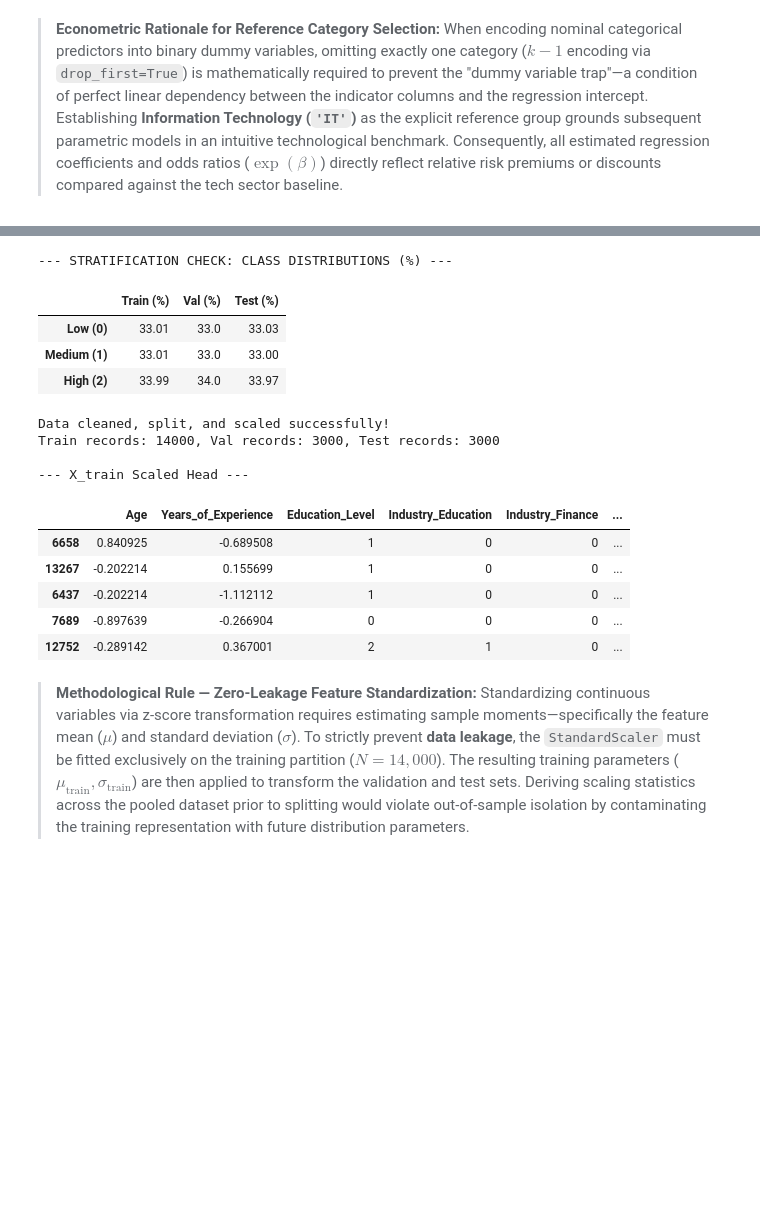
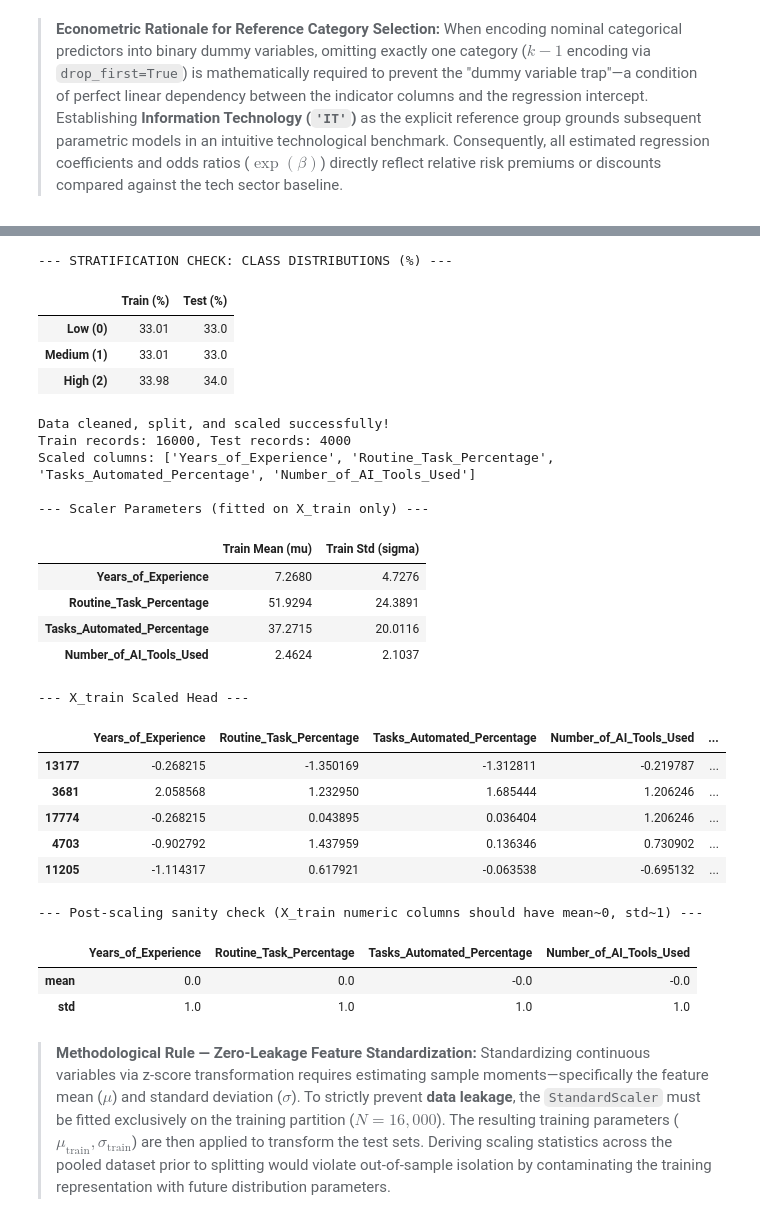
Before and after one commit to Samanzarei-9775/AAI500-Final-Project, a Jupyter notebook: notebooks/data_cleaning_merged.ipynb, the cells around one changed output, grey strips where cells are left out. Saved outputs shown, nothing was run; the diff lists cells and outputs as text; code cells hidden in the pictures; blank space fills up the shorter version.

```diff
--- a/notebooks/data_cleaning_merged.ipynb
+++ b/notebooks/data_cleaning_merged.ipynb
@@ -247,13 +261,15 @@ Age, Years_of_Experience, Education_Level, Industry
     Layoff_Risk: 'Low': 0, 'Medium': 1, 'High': 2
 # %%
 # -------------------------------------------------------------------------
-# Feature Extraction: Isolating the 4 Key Predictors and Target
+# Feature Extraction: Isolating the 5 Key Predictors and Target
+# Industry (nominal) + 4 numeric workload / automation / experience features
 # -------------------------------------------------------------------------
 selected_features = [
-    "Age",
+    "Industry",
     "Years_of_Experience",
-    "Education_Level",
-    "Industry"
+    "Routine_Task_Percentage",
+    "Tasks_Automated_Percentage",
+    "Number_of_AI_Tools_Used"
 ]
 
 target = "Layoff_Risk"
@@ -262,5 +278,6 @@ target = "Layoff_Risk"
 df_model = df[selected_features + [target]].copy()
 print("--- Dataframe Model Row and column check ---")
 print(f"Rows: {df_model.shape[0]:,}, Selected Columns: {df_model.shape[1]}")
+print(f"Predictors: {selected_features}")
 # %% [output]
 --- Dataframe Model Row and column check ---
@@ -277,7 +295,7 @@ target_mapping = {
     'High': 2
 }
 
-df_model[target] = df_model[target].map(target_mapping)
+df_model.loc[:, target] = df_model[target].map(target_mapping)
 
 print("\n--- TARGET ENCODING VERIFICATION ---")
 print(df_model['Layoff_Risk'].value_counts().sort_index())
@@ -443,7 +489,6 @@ X shape: (20000, 10), y shape: (20000,)
 # Checking class stratification across splits
 class_dist = pd.DataFrame({
     'Train (%)': (y_train.value_counts(normalize=True) * 100).round(2),
-    'Val (%)': (y_val.value_counts(normalize=True) * 100).round(2),
     'Test (%)': (y_test.value_counts(normalize=True) * 100).round(2)
 }, index=[0, 1, 2]).rename(index={0: 'Low (0)', 1: 'Medium (1)', 2: 'High (2)'})
 
@@ -451,45 +496,68 @@ print("\n--- STRATIFICATION CHECK: CLASS DISTRIBUTIONS (%) ---")
 display(class_dist)
 # %% [output]
 --- STRATIFICATION CHECK: CLASS DISTRIBUTIONS (%) ---
-|  | Train (%) | Val (%) | Test (%) |
-| Low (0) | 33.01 | 33.0 | 33.03 |
-| Medium (1) | 33.01 | 33.0 | 33.00 |
-| High (2) | 33.99 | 34.0 | 33.97 |
+|  | Train (%) | Test (%) |
+| Low (0) | 33.01 | 33.0 |
+| Medium (1) | 33.01 | 33.0 |
+| High (2) | 33.98 | 34.0 |
 # %%
 # -------------------------------------------------------------------------
 # Data Leakage Prevention: Continuous Feature Scaling
 # Crucial: Fit the StandardScaler ONLY on the training partition (X_train).
 # Then apply that fitted scaler to transform validation and test partitions.
 # This prevents data leakage from unseen evaluation sets into the model.
-# Education_Level remains an unscaled ordinal integer (0, 1, 2, 3), and all
-# one-hot binary indicators remain intact as integers.
+# All 4 numeric predictors are standardized; the 7 one-hot Industry
+# indicators remain intact as binary integers.
 # -------------------------------------------------------------------------
 scaler = StandardScaler()
-scale_cols = ["Age", "Years_of_Experience"]
+scale_cols = [
+    "Years_of_Experience",
+    "Routine_Task_Percentage",
+    "Tasks_Automated_Percentage",
+    "Number_of_AI_Tools_Used"
+]
 scale_cols = [c for c in scale_cols if c in X_train.columns]
 
 X_train[scale_cols] = scaler.fit_transform(X_train[scale_cols])
-X_val[scale_cols] = scaler.transform(X_val[scale_cols])
 X_test[scale_cols] = scaler.transform(X_test[scale_cols])
 
 print("Data cleaned, split, and scaled successfully!")
-print(f"Train records: {X_train.shape[0]}, Val records: {X_val.shape[0]}, Test records: {X_test.shape[0]}")
+print(f"Train records: {X_train.shape[0]}, Test records: {X_test.shape[0]}")
+print(f"Scaled columns: {scale_cols}")
+
+print("\n--- Scaler Parameters (fitted on X_train only) ---")
+display(pd.DataFrame({'Train Mean (mu)': scaler.mean_, 'Train Std (sigma)': scaler.scale_}, index=scale_cols).round(4))
+
 print("\n--- X_train Scaled Head ---")
 display(X_train.head())
+
+print("\n--- Post-scaling sanity check (X_train numeric columns should have mean~0, std~1) ---")
+display(X_train[scale_cols].agg(['mean', 'std']).round(4))
 # %% [output]
 Data cleaned, split, and scaled successfully!
-Train records: 14000, Val records: 3000, Test records: 3000
+Train records: 16000, Test records: 4000
+Scaled columns: ['Years_of_Experience', 'Routine_Task_Percentage', 'Tasks_Automated_Percentage', 'Number_of_AI_Tools_Used']
 
---- X_train Scaled Head ---
+--- Scaler Parameters (fitted on X_train only) ---
-|  | Age | Years_of_Experience | Education_Level | Industry_Education | Industry_Finance | ... |
-| 6658 | 0.840925 | -0.689508 | 1 | 0 | 0 | ... |
-| 13267 | -0.202214 | 0.155699 | 1 | 0 | 0 | ... |
-| 6437 | -0.202214 | -1.112112 | 1 | 0 | 0 | ... |
-| 7689 | -0.897639 | -0.266904 | 0 | 0 | 0 | ... |
-| 12752 | -0.289142 | 0.367001 | 2 | 1 | 0 | ... |
+|  | Train Mean (mu) | Train Std (sigma) |
+| Years_of_Experience | 7.2680 | 4.7276 |
+| Routine_Task_Percentage | 51.9294 | 24.3891 |
+| Tasks_Automated_Percentage | 37.2715 | 20.0116 |
+| Number_of_AI_Tools_Used | 2.4624 | 2.1037 |
+--- X_train Scaled Head ---
+|  | Years_of_Experience | Routine_Task_Percentage | Tasks_Automated_Percentage | Number_of_AI_Tools_Used | ... |
+| 13177 | -0.268215 | -1.350169 | -1.312811 | -0.219787 | ... |
+| 3681 | 2.058568 | 1.232950 | 1.685444 | 1.206246 | ... |
+| 17774 | -0.268215 | 0.043895 | 0.036404 | 1.206246 | ... |
+| 4703 | -0.902792 | 1.437959 | 0.136346 | 0.730902 | ... |
+| 11205 | -1.114317 | 0.617921 | -0.063538 | -0.695132 | ... |
+--- Post-scaling sanity check (X_train numeric columns should have mean~0, std~1) ---
+|  | Years_of_Experience | Routine_Task_Percentage | Tasks_Automated_Percentage | Number_of_AI_Tools_Used |
+| mean | 0.0 | 0.0 | -0.0 | -0.0 |
+| std | 1.0 | 1.0 | 1.0 | 1.0 |
 # %% [markdown]
 > **Methodological Rule — Zero-Leakage Feature Standardization:**
-> Standardizing continuous variables via z-score transformation requires estimating sample moments—specifically the feature mean ($\mu$) and standard deviation ($\sigma$). To strictly prevent **data leakage**, the `StandardScaler` must be fitted exclusively on the training partition ($N = 14,000$). The resulting training parameters ($\mu_{\text{train}}, \sigma_{\text{train}}$) are then applied to transform the validation and test sets. Deriving scaling statistics across the pooled dataset prior to splitting would violate out-of-sample isolation by contaminating the training representation with future distribution parameters.
+> Standardizing continuous variables via z-score transformation requires estimating sample moments—specifically the feature mean ($\mu$) and standard deviation ($\sigma$). To strictly prevent **data leakage**, the `StandardScaler` must be fitted exclusively on the training partition ($N = 16,000$). The resulting training parameters ($\mu_{\text{train}}, \sigma_{\text{train}}$) are then applied to transform the test sets. Deriving scaling statistics across the pooled dataset prior to splitting would violate out-of-sample isolation by contaminating the training representation with future distribution parameters.
 # %% [markdown]
 # Section 3: Analytical Exploratory Data Analysis (EDA)
 
```
Also changed, not shown: parts of 24 cells of this notebook, 11 other files.
